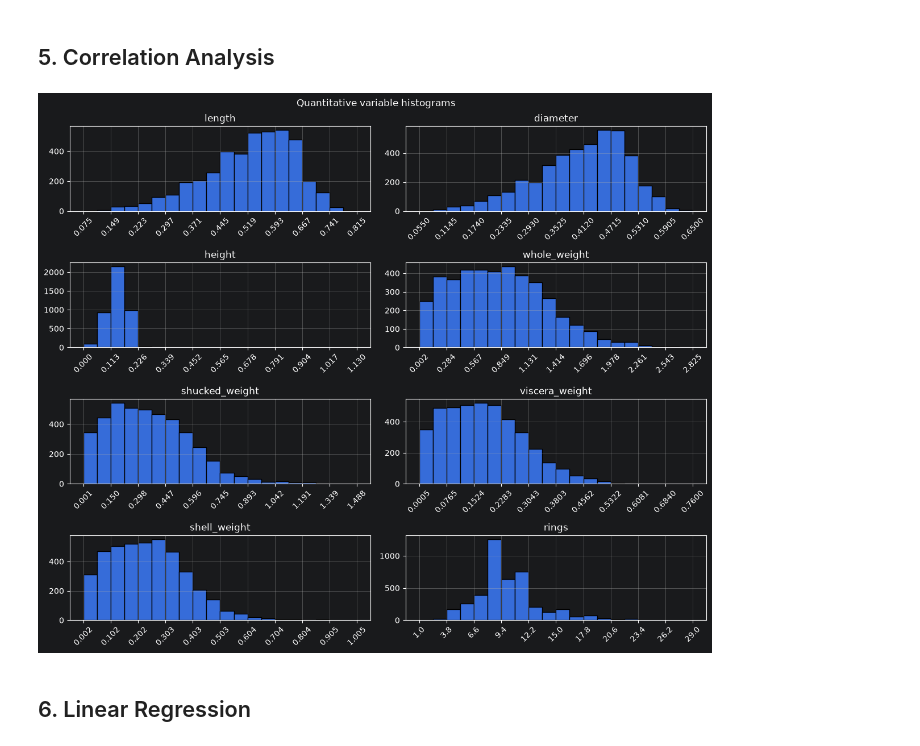
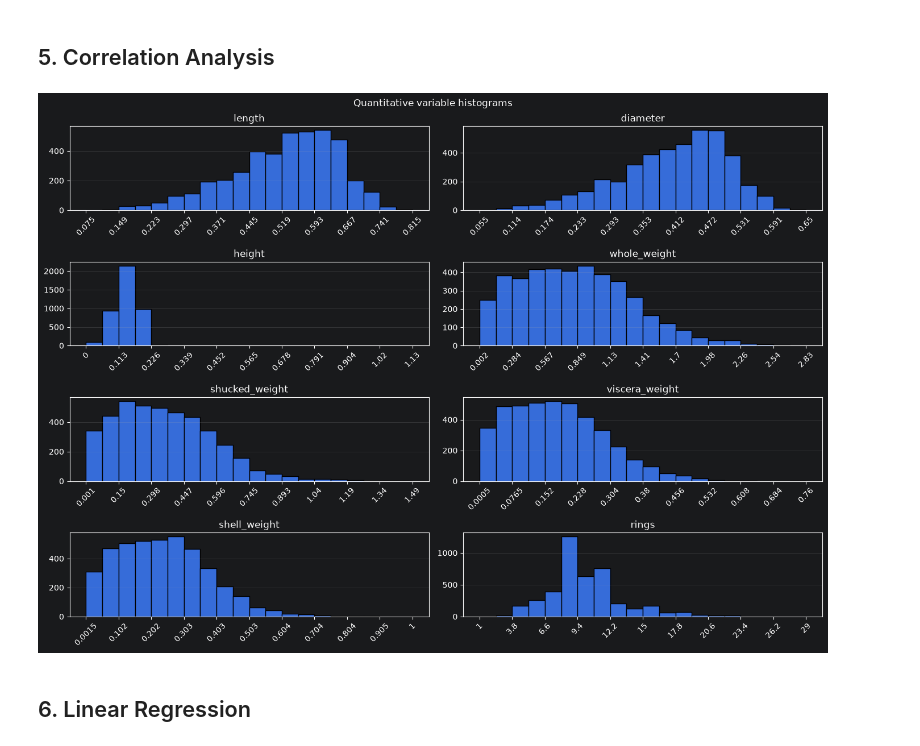
Before and after one commit to JakubRudy/programming-in-python, a Jupyter notebook: Assignment1/zadanie1.ipynb, the cells around one changed output. Saved outputs shown, nothing was run; the diff lists cells and outputs as text; code cells hidden in the pictures.

```diff
--- a/Assignment1/zadanie1.ipynb
+++ b/Assignment1/zadanie1.ipynb
@@ -112,20 +112,30 @@ Text(0, 0.5, 'observation count')
 # %% [markdown]
 ## 5. Correlation Analysis
 # %%
-axes = df[quant_cols].hist(figsize=(12, 10), bins=20, layout=(4, 2), edgecolor="black")
+axes = df[quant_cols].hist(
+    figsize=(14, 10),
+    bins=20,
+    layout=(4, 2),
+    edgecolor="black",
+    sharex=False,
+    sharey=False,
+    grid=False,
+)
 
 for ax in axes.flat:
-    granice = [bar.get_x() for bar in ax.patches]
-    granice.append(ax.patches[-1].get_x() + ax.patches[-1].get_width())
+    borders = [bar.get_x() for bar in ax.patches]
+    borders.append(ax.patches[-1].get_x() + ax.patches[-1].get_width())
 
-    ax.set_xticks(granice[::2])
+    ax.set_xticks(borders[::2])
+    ax.xaxis.set_major_formatter("{x:.3g}")
     ax.tick_params(axis="x", labelrotation=45)
+    ax.grid(axis="y", alpha=0.25)
 
 plt.suptitle("Quantitative variable histograms")
 plt.tight_layout()
 plt.show()
 # %% [output]
-[figure, old version]
+[figure, new version]
 # %% [markdown]
 ## 6. Linear Regression
 # %%
```
Also changed, not shown: parts of 2 cells of this notebook.
